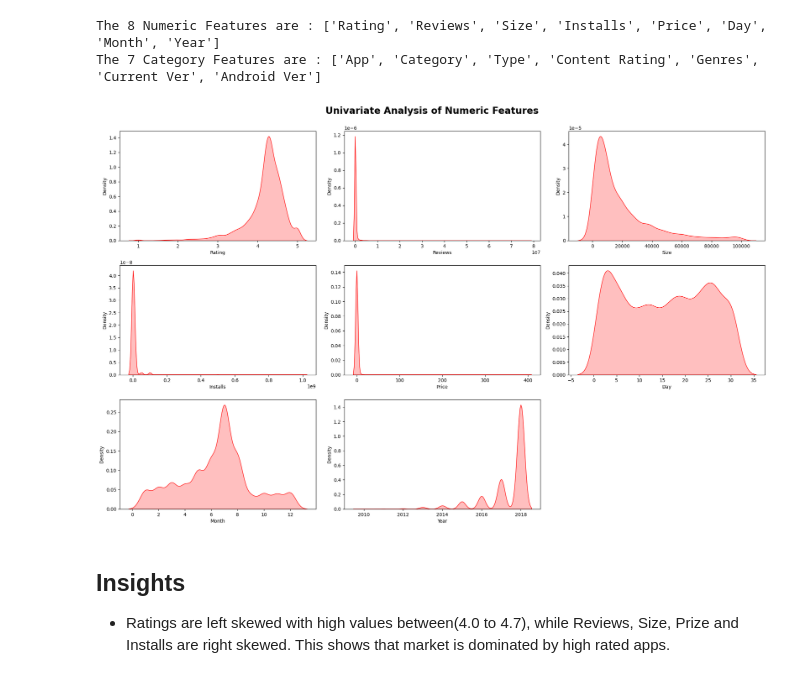
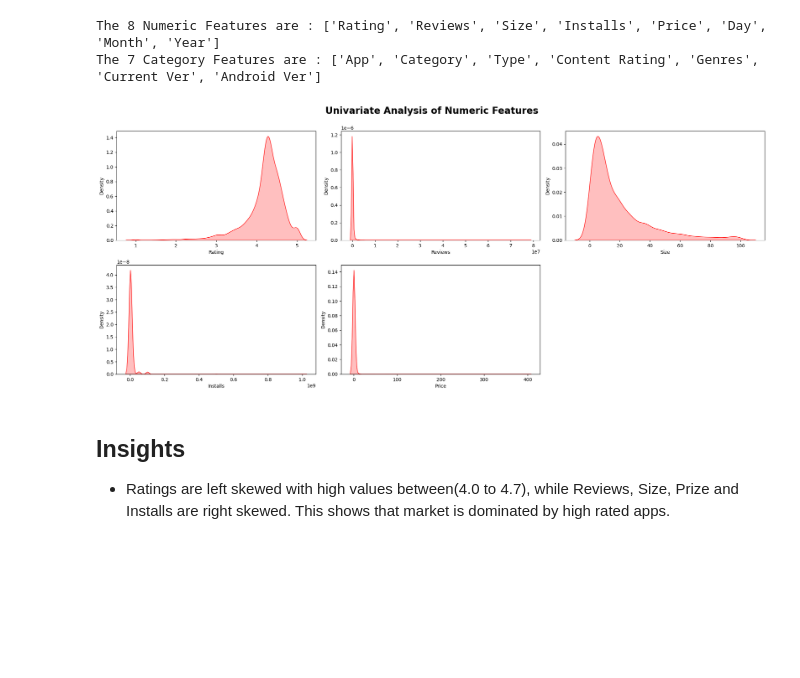
Before and after one commit to Soundarya4-cell/Google-Playstore, a Jupyter notebook: GooglePlaystore.ipynb, the cells around one changed output. Cells and saved outputs as stored; diff of their text form; code cells hidden in the pictures; blank space fills up the shorter version.

```diff
--- a/GooglePlaystore.ipynb
+++ b/GooglePlaystore.ipynb
@@ -159,0 +138,2 @@ memory usage: 1.2+ MB
+# %%
+df_copy.loc[is_k, "Size"] = df_copy.loc[is_k, "Size"] / 1024
@@ -260,0 +252,2 @@ memory usage: 1.2+ MB
+# %%
+df_copy = df_copy.dropna(subset=['Type','Current Ver','Android Ver'])
@@ -261,4 +258,5 @@ memory usage: 1.2+ MB
 # %%
+df_copy = df_copy.sort_values(by="Reviews", ascending=False)
 df_copy=df_copy.drop_duplicates(subset='App',keep='first')
 # %%
 df_copy.shape
@@ -305,10 +303,6 @@ df_copy.head(2)
 df_copy['Rating']=df_copy['Rating'].fillna(df_copy.groupby('Category')['Rating'].transform('median'))
 # %%
 df_copy['Size']=df_copy['Size'].fillna(df_copy.groupby('Category')['Size'].transform('median'))
-# %%
-df_copy['Type']=df_copy['Type'].fillna(df_copy['Type'].mode()[0])
-df_copy['Current Ver']=df_copy['Current Ver'].fillna(df_copy['Current Ver'].mode()[0])
-df_copy['Android Ver']=df_copy['Android Ver'].fillna(df_copy['Android Ver'].mode()[0])
 # %%
 df_copy.isnull().sum()
 # %% [output]
@@ -362,14 +355,15 @@ The 7 Category Features are : ['App', 'Category', 'Type', 'Content Rating', 'Gen
 # %%
 plt.figure(figsize=(20,20))
 plt.suptitle('Univariate Analysis of Numeric Features',fontsize=20,fontweight='bold',y=1)
+numeric_features = ['Rating', 'Reviews', 'Size', 'Installs', 'Price']
 for i in range(0,len(numeric_features)):
     plt.subplot(5,3,i+1)
     sns.kdeplot(x=numeric_features[i],color='r',shade=True,data=df_copy)
     plt.xlabel(numeric_features[i])
     plt.tight_layout()
     plt.savefig('Images/numeric_distribution.png',bbox_inches='tight')
 # %% [output]
-[figure, old version]
+[figure, new version]
 # %% [markdown]
 ## Insights
 - Ratings are left skewed with high values between(4.0 to 4.7), while Reviews, Size, Prize and Installs are right
```
Also changed, not shown: parts of 34 cells of this notebook, 9 other files.
